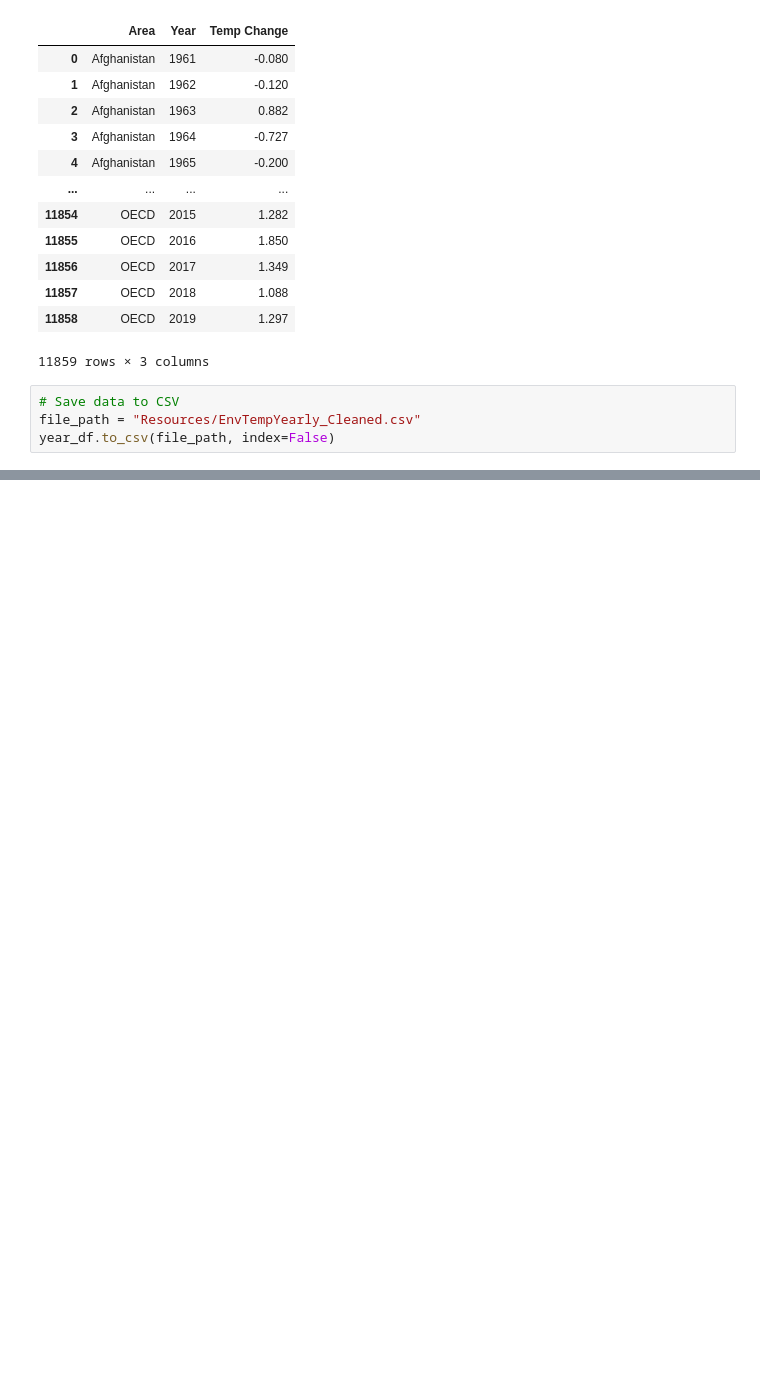
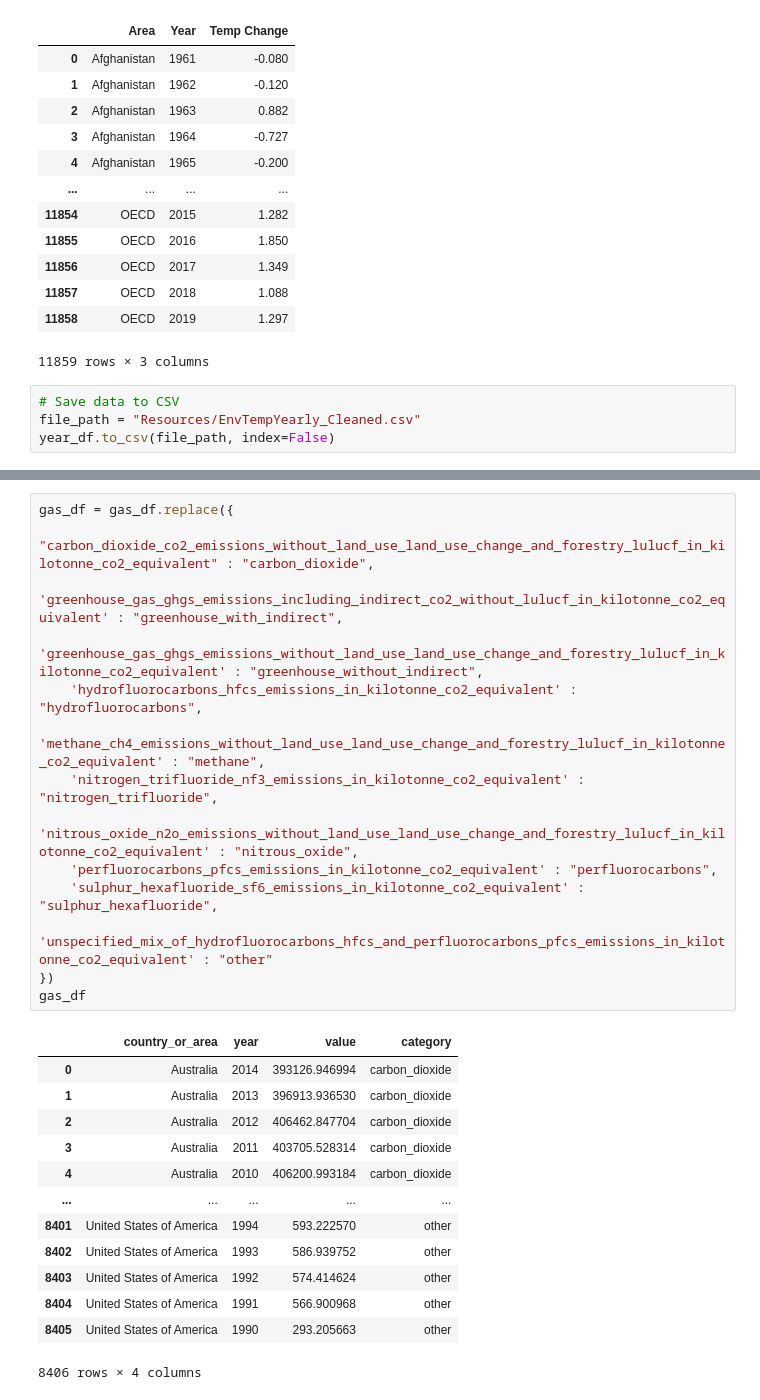
Before and after one commit to SirNancyTheNegative/project-one, a Jupyter notebook: df_Unpack.ipynb, the cells around one changed output, grey strips where cells are left out. Cells and saved outputs as stored; diff of their text form; blank space fills up the shorter version.

```diff
--- a/df_Unpack.ipynb
+++ b/df_Unpack.ipynb
@@ -153,0 +215,28 @@ year_df.to_csv(file_path, index=False)
+# %%
+gas_df = gas_df.replace({
+    "carbon_dioxide_co2_emissions_without_land_use_land_use_change_and_forestry_lulucf_in_kilotonne_co2_equivalent" : "carbon_dioxide",
+    'greenhouse_gas_ghgs_emissions_including_indirect_co2_without_lulucf_in_kilotonne_co2_equivalent' : "greenhouse_with_indirect",
+    'greenhouse_gas_ghgs_emissions_without_land_use_land_use_change_and_forestry_lulucf_in_kilotonne_co2_equivalent' : "greenhouse_without_indirect",
+    'hydrofluorocarbons_hfcs_emissions_in_kilotonne_co2_equivalent' : "hydrofluorocarbons",
+    'methane_ch4_emissions_without_land_use_land_use_change_and_forestry_lulucf_in_kilotonne_co2_equivalent' : "methane",
+    'nitrogen_trifluoride_nf3_emissions_in_kilotonne_co2_equivalent' : "nitrogen_trifluoride",
+    'nitrous_oxide_n2o_emissions_without_land_use_land_use_change_and_forestry_lulucf_in_kilotonne_co2_equivalent' : "nitrous_oxide",
+    'perfluorocarbons_pfcs_emissions_in_kilotonne_co2_equivalent' : "perfluorocarbons",
+    'sulphur_hexafluoride_sf6_emissions_in_kilotonne_co2_equivalent' : "sulphur_hexafluoride",
+    'unspecified_mix_of_hydrofluorocarbons_hfcs_and_perfluorocarbons_pfcs_emissions_in_kilotonne_co2_equivalent' : "other"
+})
+gas_df
+# %% [output]
+|  | country_or_area | year | value | category |
+| 0 | Australia | 2014 | 393126.946994 | carbon_dioxide |
+| 1 | Australia | 2013 | 396913.936530 | carbon_dioxide |
+| 2 | Australia | 2012 | 406462.847704 | carbon_dioxide |
+| 3 | Australia | 2011 | 403705.528314 | carbon_dioxide |
+| 4 | Australia | 2010 | 406200.993184 | carbon_dioxide |
+| ... | ... | ... | ... | ... |
+| 8401 | United States of America | 1994 | 593.222570 | other |
+| 8402 | United States of America | 1993 | 586.939752 | other |
+| 8403 | United States of America | 1992 | 574.414624 | other |
+| 8404 | United States of America | 1991 | 566.900968 | other |
+| 8405 | United States of America | 1990 | 293.205663 | other |
+8406 rows × 4 columns
```
Also changed, not shown: parts of 7 cells of this notebook, 1 other file.
